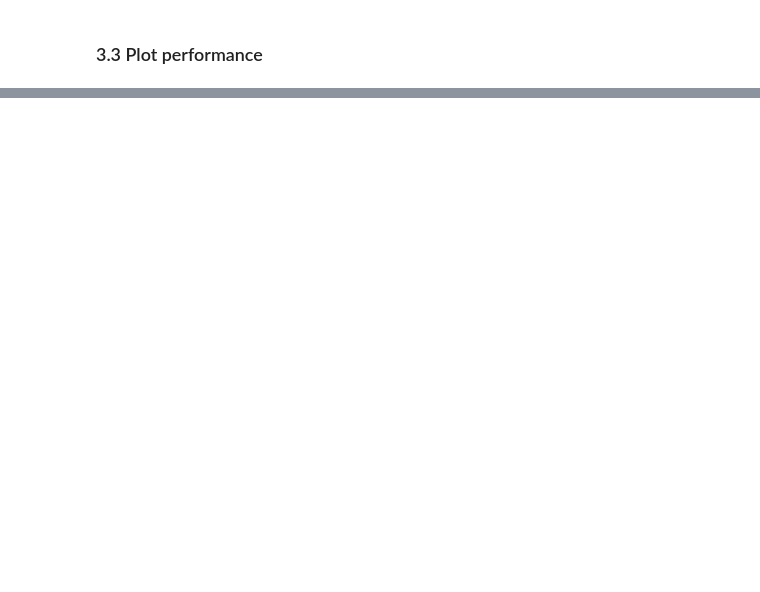
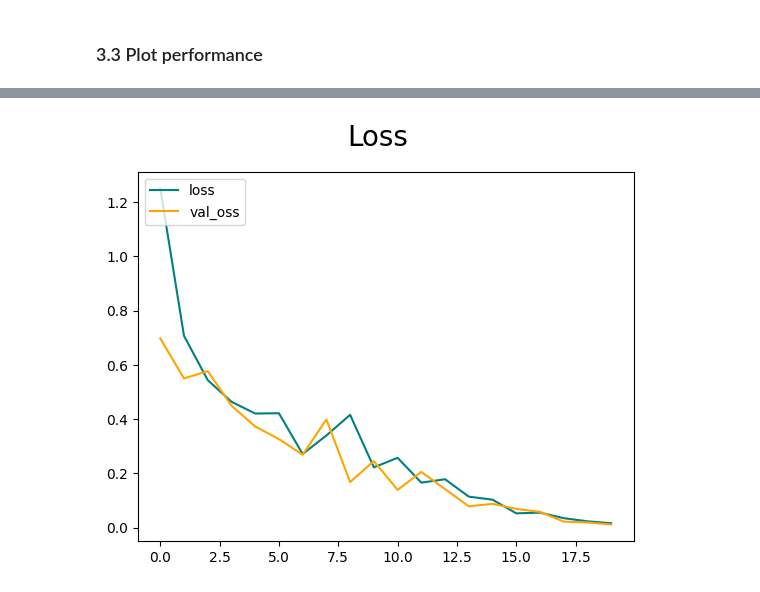
Before and after one commit to ValaryAnguzuzu/imageClassification, a Jupyter notebook: Image Classification.ipynb, the cells around one changed output, grey strips where cells are left out. Cells and saved outputs as stored; diff of their text form; code cells hidden in the pictures; blank space fills up the shorter version.

Commit message:
Trained model, plotted performance, evaluated performnace

```diff
--- a/Image Classification.ipynb
+++ b/Image Classification.ipynb
@@ -189,0 +193,3 @@ model.add(Dense(1, activation='sigmoid'))
+# %%
+#now we compile the above
+model.compile('adam', loss=tf.losses.BinaryCrossentropy(), metrics=['accuracy']) # adam optimizer, specify what our loss is..track accuracy to show how well our model is classifying as either 0 or 1
@@ -190,2 +220,15 @@ model.add(Dense(1, activation='sigmoid'))
 # %% [markdown]
 ### 3.2 Train
+# %%
+#first create a log directory
+logdir = 'logs' #var that points to it
+# %%
+#create a call back if you wanna save module as a particular checkpoint, do specific logging...
+tensorboard_callback = tf.keras.callbacks.TensorBoard(log_dir=logdir) #log out your model training as its training...
+# %%
+#fit our mode
+hist = model.fit(train, epochs=20, validation_data=val, callbacks=[tensorboard_callback]) #train data, how long we will train for; 1epoch=onr run over our entiretraining set of data
+                       #run evaluation on data, if we wanted to log out all info from the model to tensorboard
+
+
+#losses go down steadily, accuracy go up steadily...performing well by the end..100%
@@ -197,0 +278,14 @@ model.add(Dense(1, activation='sigmoid'))
+# %%
+#visualize loss - steadily decreasing
+
+fig = plt.figure()
+plt.plot(hist.history['loss'], color='teal', label='loss')
+plt.plot(hist.history['val_loss'], color='orange', label='val_oss')
+fig.suptitle('Loss', fontsize=20)
+plt.legend(loc="upper left")
+plt.show()
+
+#if val_loss is going up steadily...model may be overfeeding..apply some "regulization"
+#we can visualize more metrics
+# %% [output]
+[figure, added]
```
Also changed, not shown: parts of 27 cells of this notebook.
